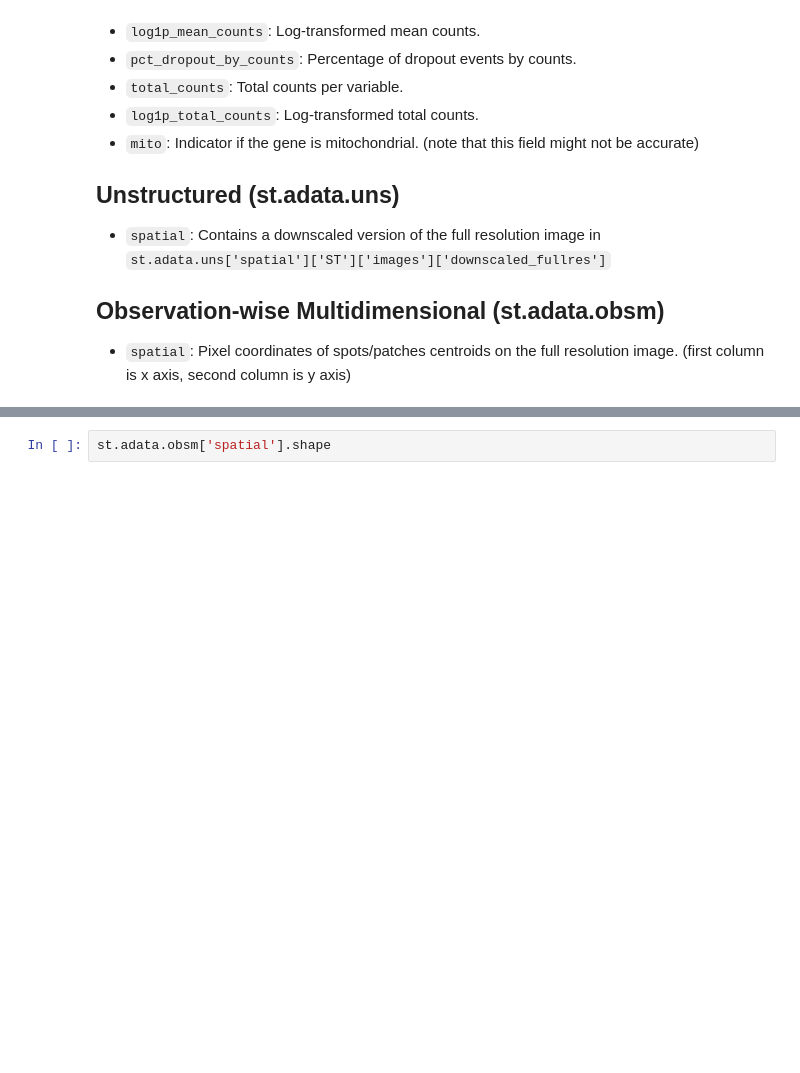
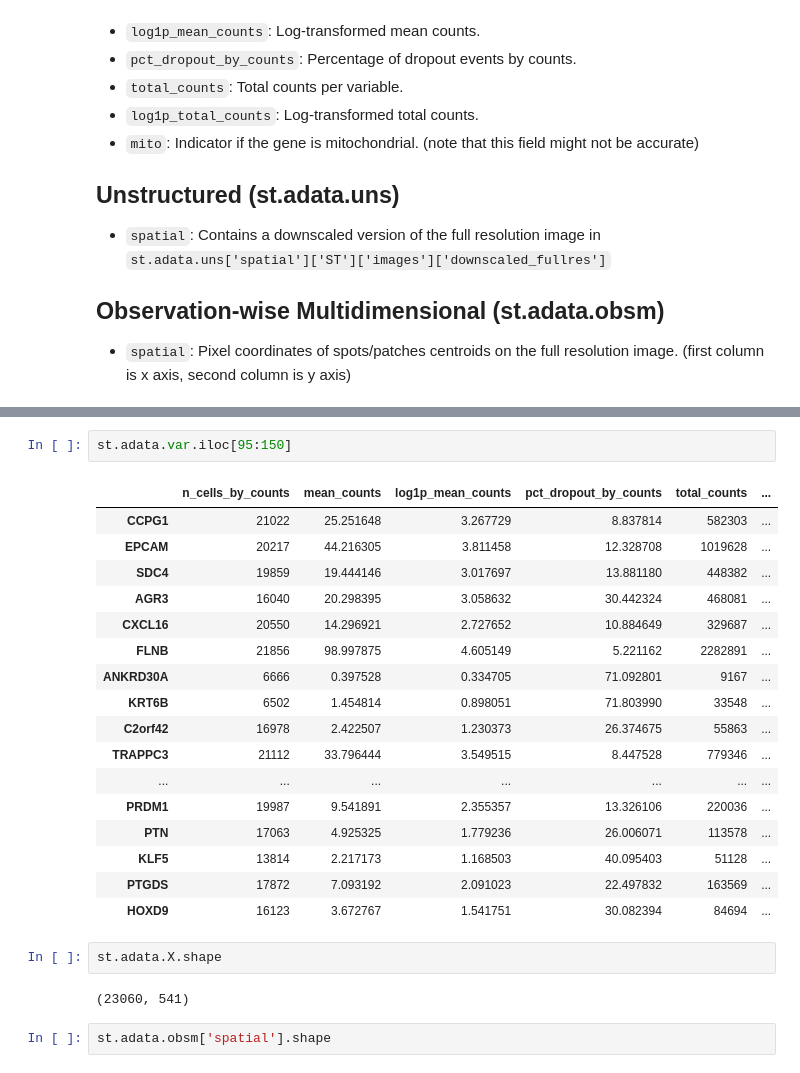
Before and after one commit to colombelli/HEST, a Jupyter notebook: tutorials/2-Interacting-with-HEST-1k.ipynb, the cells around one changed output, grey strips where cells are left out. Cells and saved outputs as stored; diff of their text form; blank space fills up the shorter version.

```diff
--- a/tutorials/2-Interacting-with-HEST-1k.ipynb
+++ b/tutorials/2-Interacting-with-HEST-1k.ipynb
@@ -111,3 +131,27 @@ len(st.transcript_df.cell_id.unique())
+# %%
+st.adata.var.iloc[95:150]
+# %% [output]
+|  | n_cells_by_counts | mean_counts | log1p_mean_counts | pct_dropout_by_counts | total_counts | ... |
+| CCPG1 | 21022 | 25.251648 | 3.267729 | 8.837814 | 582303 | ... |
+| EPCAM | 20217 | 44.216305 | 3.811458 | 12.328708 | 1019628 | ... |
+| SDC4 | 19859 | 19.444146 | 3.017697 | 13.881180 | 448382 | ... |
+| AGR3 | 16040 | 20.298395 | 3.058632 | 30.442324 | 468081 | ... |
+| CXCL16 | 20550 | 14.296921 | 2.727652 | 10.884649 | 329687 | ... |
+| FLNB | 21856 | 98.997875 | 4.605149 | 5.221162 | 2282891 | ... |
+| ANKRD30A | 6666 | 0.397528 | 0.334705 | 71.092801 | 9167 | ... |
+| KRT6B | 6502 | 1.454814 | 0.898051 | 71.803990 | 33548 | ... |
+| C2orf42 | 16978 | 2.422507 | 1.230373 | 26.374675 | 55863 | ... |
+| TRAPPC3 | 21112 | 33.796444 | 3.549515 | 8.447528 | 779346 | ... |
+| ... | ... | ... | ... | ... | ... | ... |
+| PRDM1 | 19987 | 9.541891 | 2.355357 | 13.326106 | 220036 | ... |
+| PTN | 17063 | 4.925325 | 1.779236 | 26.006071 | 113578 | ... |
+| KLF5 | 13814 | 2.217173 | 1.168503 | 40.095403 | 51128 | ... |
+| PTGDS | 17872 | 7.093192 | 2.091023 | 22.497832 | 163569 | ... |
+| HOXD9 | 16123 | 3.672767 | 1.541751 | 30.082394 | 84694 | ... |
+# %%
+st.adata.X.shape
+# %% [output]
+(23060, 541)
 # %%
 st.adata.obsm['spatial'].shape
 # %% [output]
```
Also changed, not shown: parts of 8 cells of this notebook.
